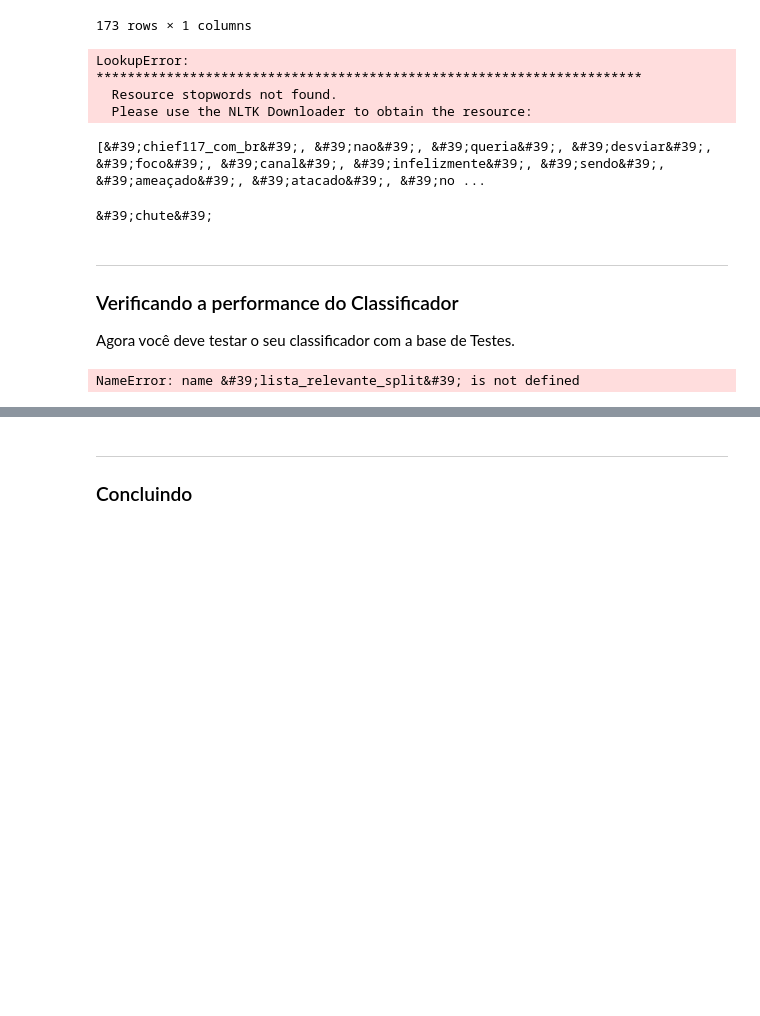
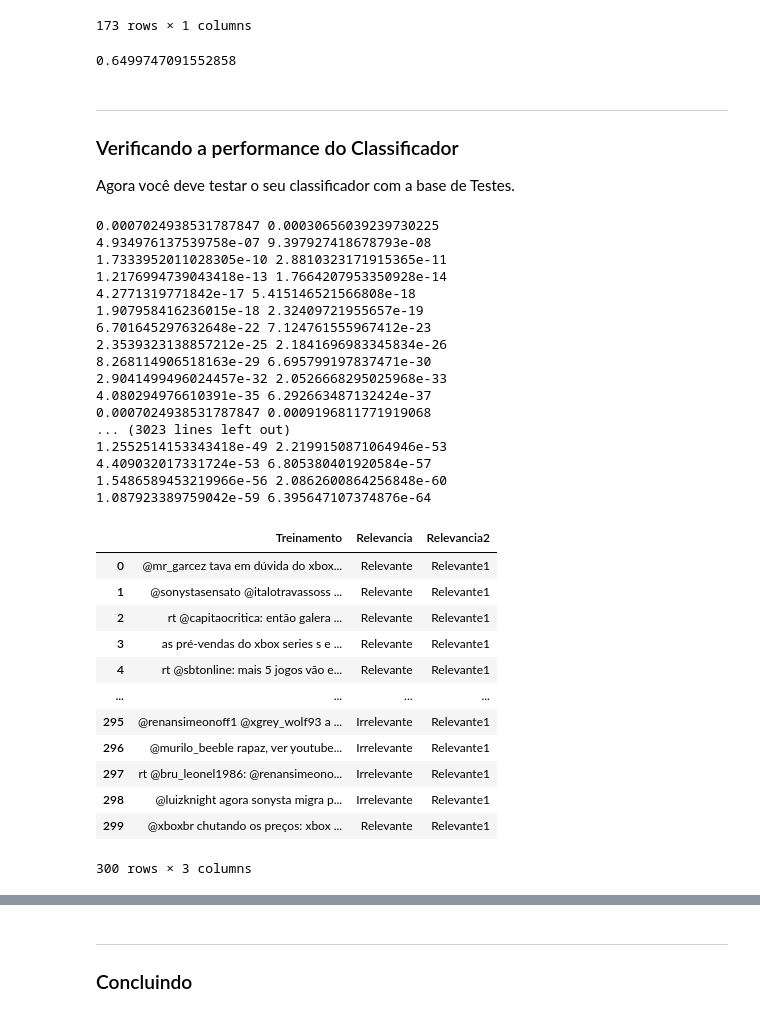
Before and after one commit to MuriloWeyne/CDadosP1, a Jupyter notebook: Projeto1_Classificador_layout.ipynb, the cells around one changed output, grey strips where cells are left out. Cells and saved outputs as stored; diff of their text form; code cells hidden in the pictures; blank space fills up the shorter version.

```diff
--- a/Projeto1_Classificador_layout.ipynb
+++ b/Projeto1_Classificador_layout.ipynb
@@ -187,32 +192,15 @@ from nltk.tokenize import word_tokenize
 text = texto_relevanteClean
 text_tokens = word_tokenize(text)
 
-texto_relevante_sw = [word for word in text_tokens if not word in stopwords.words()]
+texto_relevante_clean_sw = [word for word in text_tokens if not word in stopwords.words()]
-# %% [output]
-LookupError:
-**********************************************************************
-  Resource stopwords not found.
-  Please use the NLTK Downloader to obtain the resource:
 # %%
 text = texto_irrelevanteClean
 text_tokens = word_tokenize(text)
 
-texto_irrrelevante_sw = [word for word in text_tokens if not word in stopwords.words()]
-
-print(tokens_without_sw)
+texto_irrelevante_clean_sw = [word for word in text_tokens if not word in stopwords.words()]
-# %% [output]
-[&#39;chief117_com_br&#39;, &#39;nao&#39;, &#39;queria&#39;, &#39;desviar&#39;, &#39;foco&#39;, &#39;canal&#39;, &#39;infelizmente&#39;, &#39;sendo&#39;, &#39;ameaçado&#39;, &#39;atacado&#39;, &#39;no ...
 # %%
-for f in texto_relevante_clean_sw:
-    texto_relevante_clean2_sw = texto_relevante_clean_sw[f].clean
-for i in texto_irrelevante_clean_sw:
-    texto_irrelevante_clean2_sw = texto_irrelevante_clean_sw[i].clean
-
-relevante_series = pd.Series(texto_relevante_clean2_sw)
-irrelevante_series = pd.Series(texto_irrelevante_clean2_)
-
-irrelevante_series = pd.Series(lista_irrelevante2)
-relevante_series = pd.Series(lista_relevante2)
+relevante_series = pd.Series(texto_relevante_clean_sw)
+irrelevante_series = pd.Series(texto_irrelevante_clean_sw)
 
 FreqAbsRel = relevante_series.value_counts()
 FreqRelRel = relevante_series.value_counts(True)
@@ -230,8 +218,11 @@ FreqRelTot = total_series.value_counts(True)
 total_relevante = len(FreqAbsRel)
 total_total = len(FreqAbsTot)
 total_irrelevante = len(FreqAbsIrr)
+
+probRR = total_relevante/total_total
+probIrrr = total_irrelevante/total_total
 # %% [output]
-&#39;chute&#39;
+0.6499747091552858
 # %% [markdown]
 ___
 ### Verificando a performance do Classificador
@@ -240,24 +231,53 @@ Agora você deve testar o seu classificador com a base de Testes.
 # %%
 for frase in lista_relevante_split:
     probR = 1
     probIrr = 1
     for palavra in frase:
         if palavra in FreqAbsRel:
             probR *= ((FreqAbsRel[palavra] + 1)/(total_relevante + total_total))
         if palavra not in FreqAbsRel:
             probR *= ((1)/(total_total+total_relevante))
         if palavra in FreqAbsIrr:
             probIrr *= ((FreqAbsIrr[palavra] + 1)/(total_irrelevante + total_total))
         if palavra not in FreqAbsIrr:
             probIrr *= ((1)/(total_irrelevante + total_total))
         print(probR, probIrr)
-    if probR > probIrr:
+    if (probR*probRR) > (probIrr*probIrrr):
         train['Relevancia2'] = 'Relevante1'
     else:
         train['Relevancia2'] = 'Irrelevante1'
 train
 # %% [output]
-NameError: name &#39;lista_relevante_split&#39; is not defined
+0.0007024938531787847 0.00030656039239730225
+4.934976137539758e-07 9.397927418678793e-08
+1.7333952011028305e-10 2.8810323171915365e-11
+1.2176994739043418e-13 1.7664207953350928e-14
+4.2771319771842e-17 5.415146521566808e-18
+1.907958416236015e-18 2.32409721955657e-19
+6.701645297632648e-22 7.124761555967412e-23
+2.3539323138857212e-25 2.1841696983345834e-26
+8.268114906518163e-29 6.695799197837471e-30
+2.9041499496024457e-32 2.0526668295025968e-33
+4.080294976610391e-35 6.292663487132424e-37
+0.0007024938531787847 0.0009196811771919068
+... (3023 lines left out)
+1.2552514153343418e-49 2.2199150871064946e-53
+4.409032017331724e-53 6.805380401920584e-57
+1.5486589453219966e-56 2.0862600864256848e-60
+1.087923389759042e-59 6.395647107374876e-64
+|  | Treinamento | Relevancia | Relevancia2 |
+| 0 | @mr_garcez tava em dúvida do xbox... | Relevante | Relevante1 |
+| 1 | @sonystasensato @italotravassoss ... | Relevante | Relevante1 |
+| 2 | rt @capitaocritica: então galera ... | Relevante | Relevante1 |
+| 3 | as pré-vendas do xbox series s e ... | Relevante | Relevante1 |
+| 4 | rt @sbtonline: mais 5 jogos vão e... | Relevante | Relevante1 |
+| ... | ... | ... | ... |
+| 295 | @renansimeonoff1 @xgrey_wolf93 a ... | Irrelevante | Relevante1 |
+| 296 | @murilo_beeble rapaz, ver youtube... | Irrelevante | Relevante1 |
+| 297 | rt @bru_leonel1986: @renansimeono... | Irrelevante | Relevante1 |
+| 298 | @luizknight agora sonysta migra p... | Irrelevante | Relevante1 |
+| 299 | @xboxbr chutando os preços: xbox ... | Relevante | Relevante1 |
+300 rows × 3 columns
 # %%
 # %% [output]
 |  | Treinamento |
```
Also changed, not shown: parts of 2 cells of this notebook.
